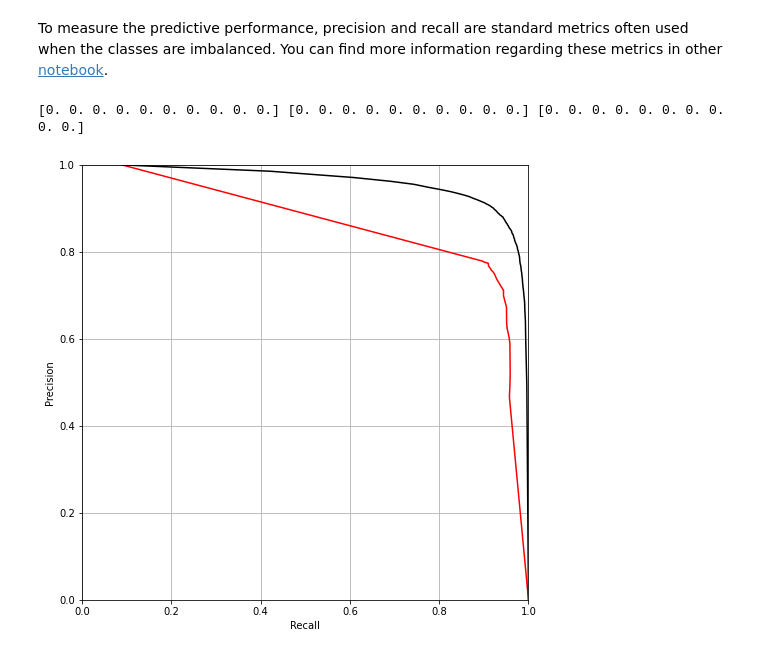
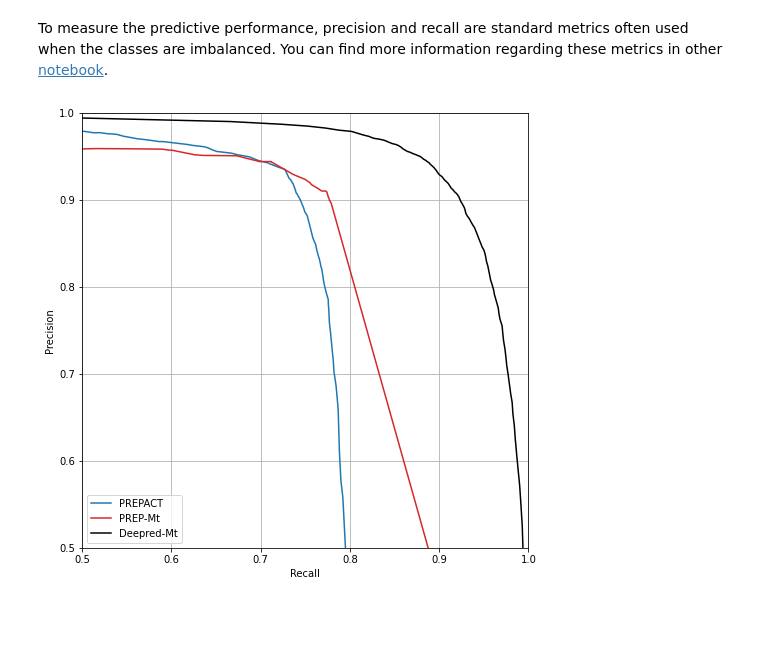
Before and after one commit to aedera/deepredmt, a Jupyter notebook: notebooks/02_reproduce_comparative_analysis.ipynb, the cells around one changed output. Saved outputs shown, nothing was run; the diff lists cells and outputs as text; code cells hidden in the pictures; blank space fills up the shorter version.

```diff
--- a/notebooks/02_reproduce_comparative_analysis.ipynb
+++ b/notebooks/02_reproduce_comparative_analysis.ipynb
@@ -135,31 +135,31 @@ Based on these predictions, we can compare the predicive performance of Deepred-
 
 To measure the predictive performance, precision and recall are standard metrics often used when the classes are imbalanced. You can find more information regarding these metrics in other [notebook](https://colab.research.google.com/github/aedera/deepredmt/blob/main/notebooks/01_prediction_from_fasta.ipynb).
 # %%
-# This command reads the columns 9, 10, 11 in the all-wins.tsv
-preds = np.loadtxt('all-wins.tsv', usecols=(8, 9, 10))
-y_true, y_prepmt, y_deepredmt = preds[:,0], preds[:,1], preds[:,2]
-
-print(y_true[0:10], y_prepmt[0:10], y_deepredmt[0:10])
+# Read columns 9-12 in the all-wins.tsv
+preds = np.loadtxt('all-wins.tsv', usecols=(8, 9, 10, 11))
+y_true, y_prepact, y_prepmt, y_deepredmt = preds[:,0], preds[:,1], preds[:,2], preds[:,3]
-# %% [output]
-[0. 0. 0. 0. 0. 0. 0. 0. 0. 0.] [0. 0. 0. 0. 0. 0. 0. 0. 0. 0.] [0. 0. 0. 0. 0. 0. 0. 0. 0. 0.]
 # %%
-# calculate metrics for different thresholds
+# evaluate performance
+prepact_pre, prepact_rec, _ = metrics.precision_recall_curve(y_true, y_prepact)
 prepmt_pre, prepmt_rec, _ = metrics.precision_recall_curve(y_true, y_prepmt)
 deepredmt_pre, deepredmt_rec, _ = metrics.precision_recall_curve(y_true, y_deepredmt)
 # %%
 # Plot results
 fig, ax = plt.subplots(figsize=(8, 8))
 
 # draw curves
-plt.plot(prepmt_pre, prepmt_rec, c='red')
-plt.plot(deepredmt_pre, deepredmt_rec, c='black')
+plt.plot(prepact_rec, prepact_pre, c='tab:blue', label='PREPACT')
+plt.plot(prepmt_rec, prepmt_pre, c='tab:red', label='PREP-Mt')
+plt.plot(deepredmt_rec, deepredmt_pre, c='black', label='Deepred-Mt')
 
 plt.xlabel('Recall')
 plt.ylabel('Precision')
-ax.set_xlim([0, 1])
-ax.set_ylim([0, 1])
+plt.legend()
+
+ax.set_xlim([0.5, 1])
+ax.set_ylim([0.5, 1])
 plt.grid(True)
 
 plt.show()
 # %% [output]
-[figure, old version]
+[figure, new version]
```
Also changed, not shown: parts of 7 cells of this notebook.
